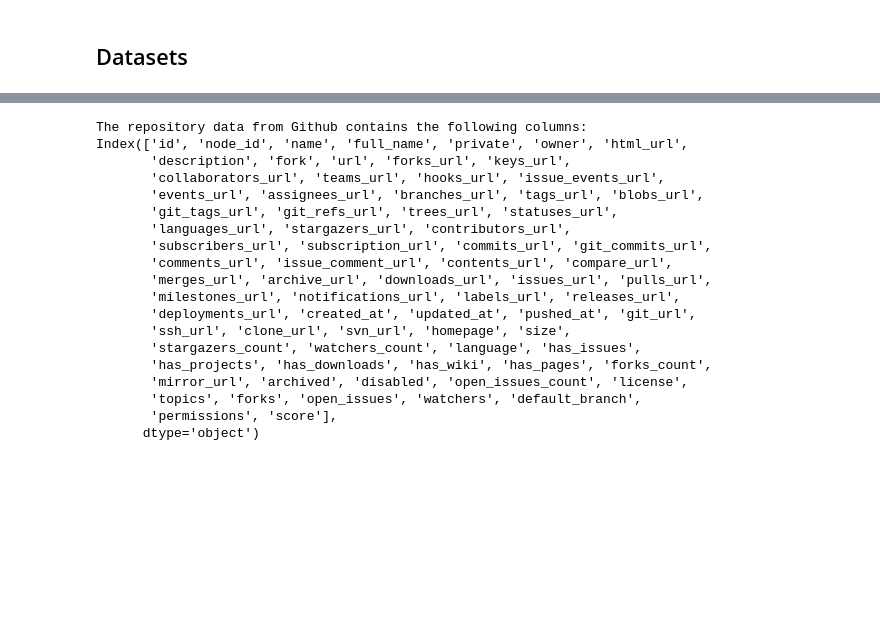
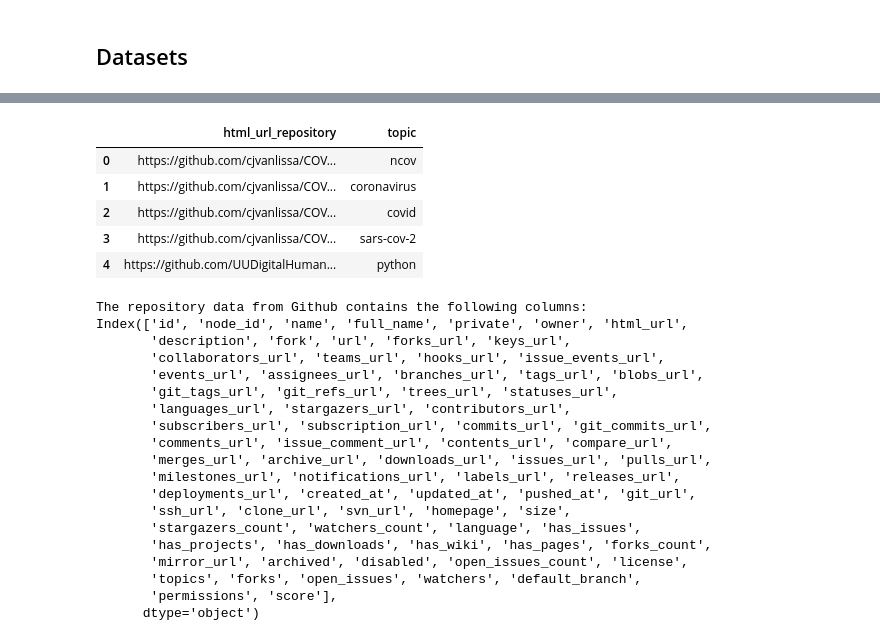
Before and after one commit to UtrechtUniversity/SWORDS-UU, a Jupyter notebook: repository_collection/repo_analysis.ipynb, the cells around one changed output, grey strips where cells are left out. Cells and saved outputs as stored; diff of their text form; code cells hidden in the pictures; blank space fills up the shorter version.

```diff
--- a/repository_collection/repo_analysis.ipynb
+++ b/repository_collection/repo_analysis.ipynb
@@ -8,6 +10,7 @@ repos = pd.read_csv("../variable_collection/output/repositories_filtered_2021-05
 how_fair_is = pd.read_csv("../variable_collection/output/repositories_howfairis.csv")
 languages = pd.read_csv("../variable_collection/output/languages_2021-05-22.csv")
 contributors = pd.read_csv("../variable_collection/output/contributors_2021-05-22.csv")
+topics = pd.read_csv("../variable_collection/output/topics_2021-06-04.csv")
 # %% [markdown]
 ## Datasets
 # %%
@@ -48,6 +64,15 @@ contributors.head()
 | 2 | https://github.com/bricker0/choro... | bricker0 | 1919662 | MDQ6VXNlcjE5MTk2NjI= | https://avatars.githubusercontent... | NaN | https://api.github.com/users/bric... | https://github.com/bricker0 | ... |
 | 3 | https://github.com/bricker0/Live_... | bricker0 | 1919662 | MDQ6VXNlcjE5MTk2NjI= | https://avatars.githubusercontent... | NaN | https://api.github.com/users/bric... | https://github.com/bricker0 | ... |
 | 4 | https://github.com/bricker0/MyLoc... | bricker0 | 1919662 | MDQ6VXNlcjE5MTk2NjI= | https://avatars.githubusercontent... | NaN | https://api.github.com/users/bric... | https://github.com/bricker0 | ... |
+# %%
+topics.head()
+# %% [output]
+|  | html_url_repository | topic |
+| 0 | https://github.com/cjvanlissa/COV... | ncov |
+| 1 | https://github.com/cjvanlissa/COV... | coronavirus |
+| 2 | https://github.com/cjvanlissa/COV... | covid |
+| 3 | https://github.com/cjvanlissa/COV... | sars-cov-2 |
+| 4 | https://github.com/UUDigitalHuman... | python |
 # %%
 print("The repository data from Github contains the following columns:")
 print(repos.columns)
```
Also changed, not shown: parts of 18 cells of this notebook.
